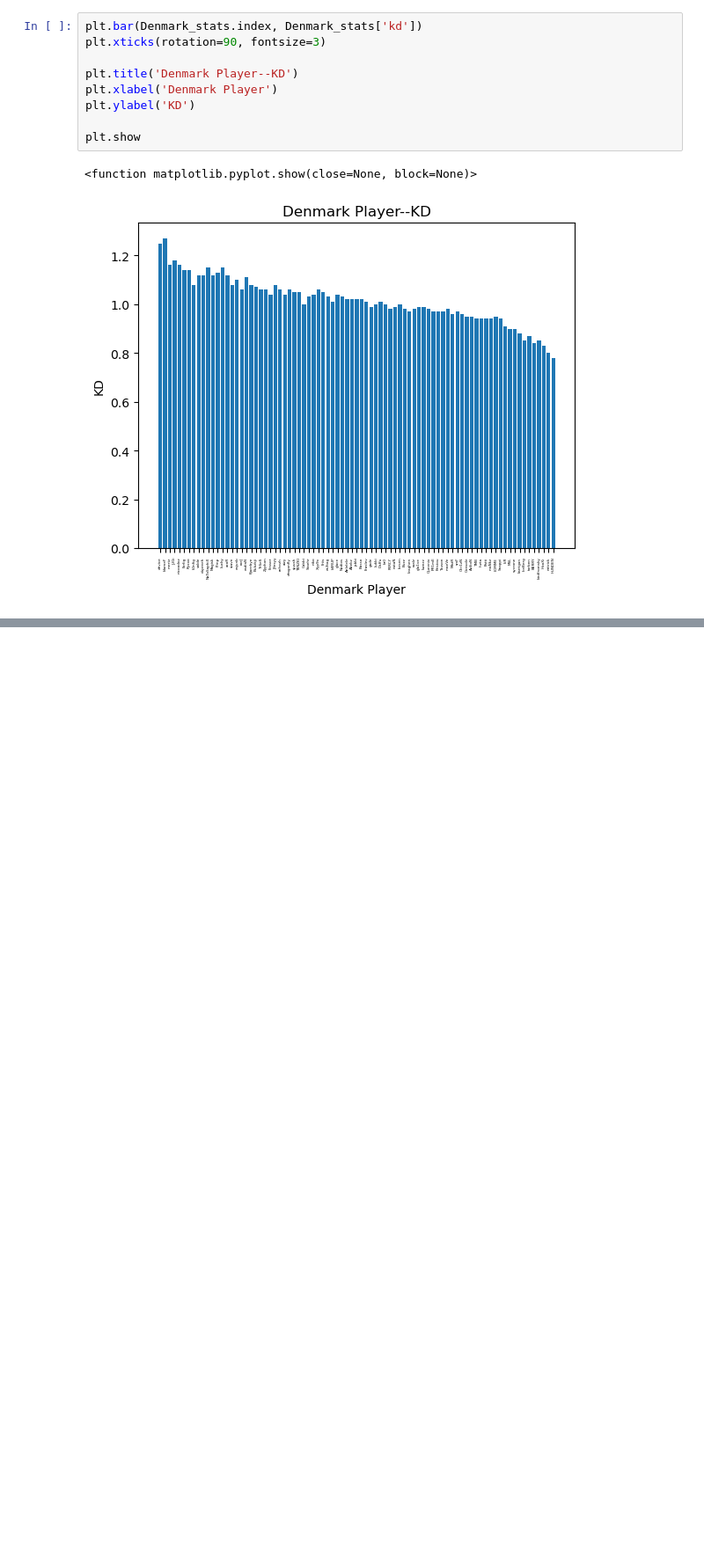
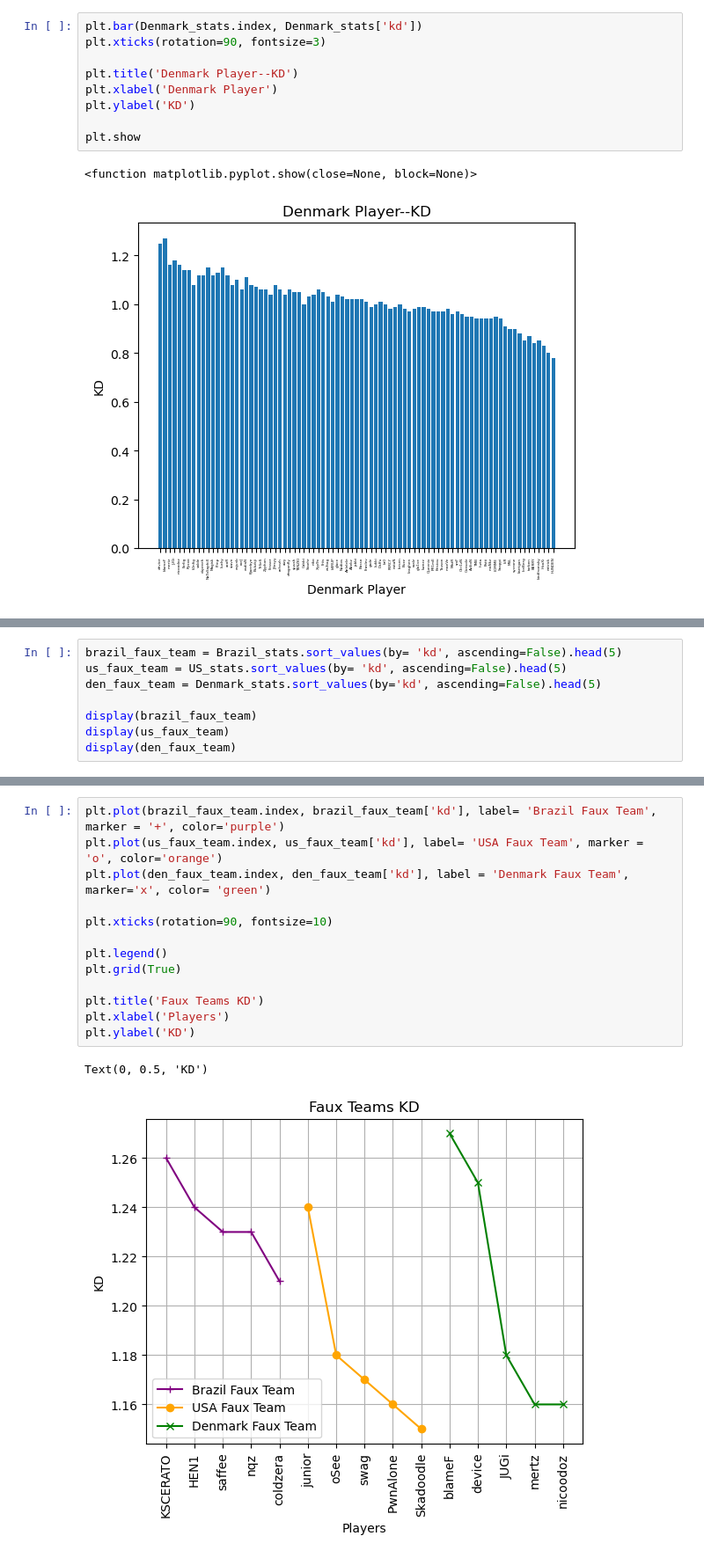
Before and after one commit to SikoticVinyl/VictorVis, a Jupyter notebook: shayne_files/shayne_og_data.ipynb, the cells around one changed output, grey strips where cells are left out. Shown at 88% size. Drawn from its saved outputs; the diff is of its cells as text; blank space fills up the shorter version.

```diff
--- a/shayne.ipynb
+++ b/shayne_files/shayne_og_data.ipynb
@@ -329,0 +369,8 @@ plt.show
+# %%
+brazil_faux_team = Brazil_stats.sort_values(by= 'kd', ascending=False).head(5)
+us_faux_team = US_stats.sort_values(by= 'kd', ascending=False).head(5)
+den_faux_team = Denmark_stats.sort_values(by='kd', ascending=False).head(5)
+
+display(brazil_faux_team)
+display(us_faux_team)
+display(den_faux_team)
@@ -329,0 +399,16 @@ plt.show
+# %%
+plt.plot(brazil_faux_team.index, brazil_faux_team['kd'], label= 'Brazil Faux Team', marker = '+', color='purple')
+plt.plot(us_faux_team.index, us_faux_team['kd'], label= 'USA Faux Team', marker = 'o', color='orange')
+plt.plot(den_faux_team.index, den_faux_team['kd'], label = 'Denmark Faux Team', marker='x', color= 'green')
+
+plt.xticks(rotation=90, fontsize=10)
+
+plt.legend()
+plt.grid(True)
+
+plt.title('Faux Teams KD')
+plt.xlabel('Players')
+plt.ylabel('KD')
+# %% [output]
+Text(0, 0.5, 'KD')
+[figure, added]
```
Also changed, not shown: parts of 10 cells of this notebook, 1 other file.
